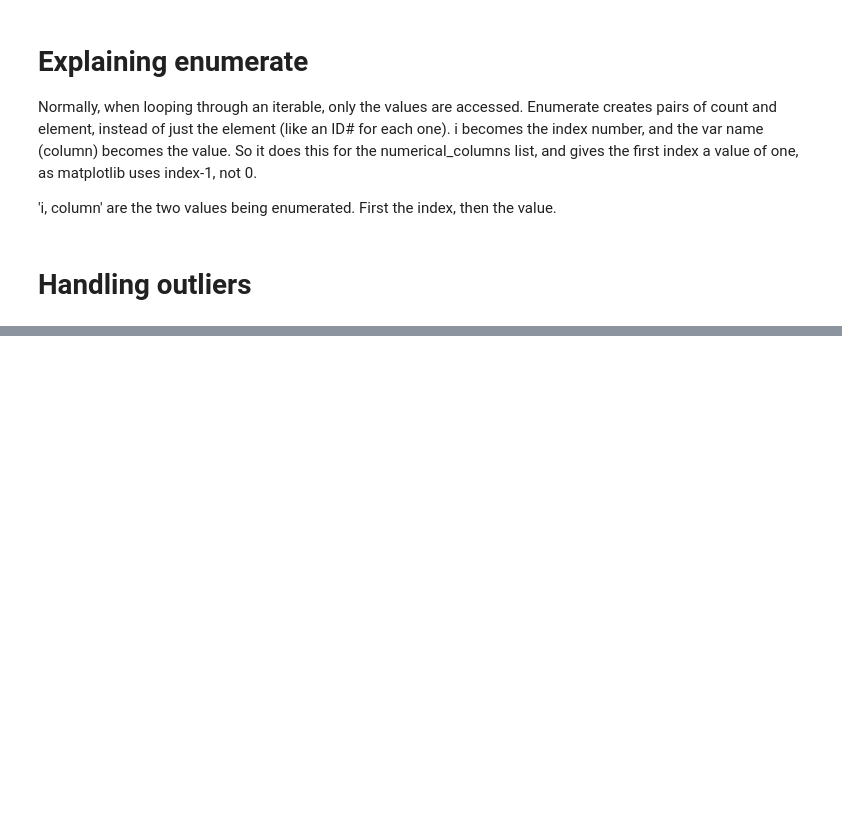
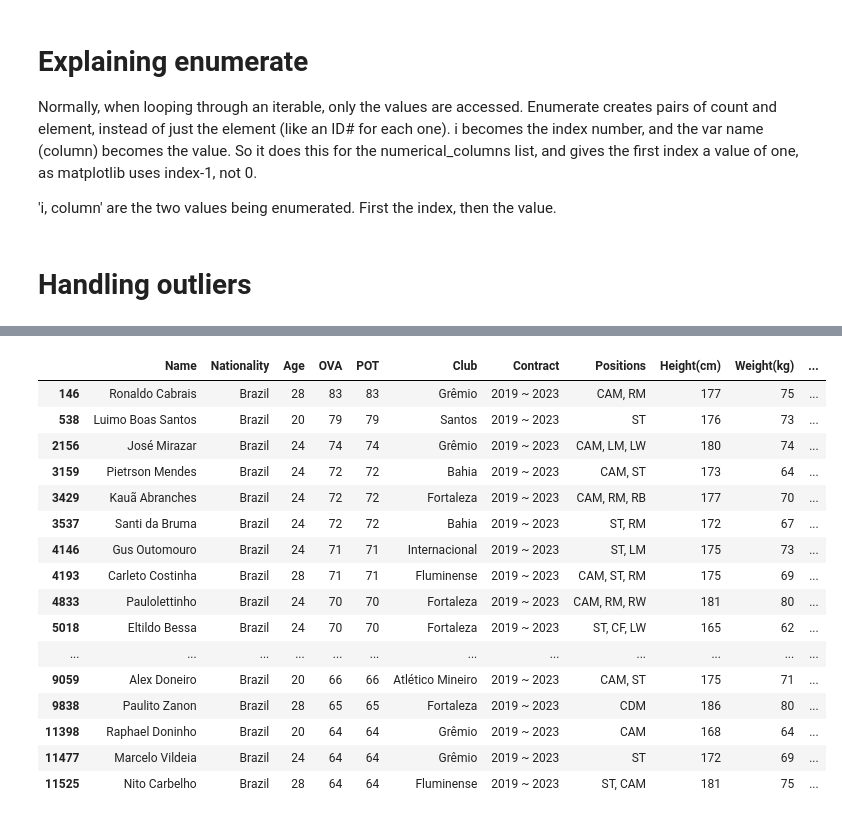
Before and after one commit to BenjaminDWood/FIFA, a Jupyter notebook: FIFA_Preprocessed.ipynb, the cells around one changed output, grey strips where cells are left out. Saved outputs shown, nothing was run; the diff lists cells and outputs as text; code cells hidden in the pictures; blank space fills up the shorter version.

```diff
--- a/FIFA_Preprocessed.ipynb
+++ b/FIFA_Preprocessed.ipynb
@@ -371,0 +444,4 @@ plt.show()
+# %%
+#Where BOV - OVA > 0, that's past peak!
+df_pp = df.copy()
+df_pp = df[df['BOV'] - df['OVA'] > 0]
@@ -371,0 +467,34 @@ plt.show()
+# %%
+pd.options.display.max_rows = None
+pd.options.display.max_columns = None
+df_pp30 = df_pp.copy()
+
+df_pp30 = df_pp30[df_pp30['Age'] < 30]
+df_pp30
+
+#Turns out that Brazilian league teams don't grant FIFA rights, so all players in a Brazilian club will be generated.
+# %%
+brazil_clubs = ['Athletico-PR','Atlético Mineiro','Atlético-GO','Bahia','Ceará SC','Chapecoense','Cuiabá','Fluminense',\
+'Fortaleza','Grêmio','Internacional','Juventude','Santos']
+
+pp_brazil = df_pp.copy()
+pp_brazil = pp_brazil[pp_brazil['Club'].isin(brazil_clubs)]
+pp_brazil.head(20)
+# %% [output]
+|  | Name | Nationality | Age | OVA | POT | Club | Contract | Positions | Height(cm) | Weight(kg) | ... |
+| 146 | Ronaldo Cabrais | Brazil | 28 | 83 | 83 | Grêmio | 2019 ~ 2023 | CAM, RM | 177 | 75 | ... |
+| 538 | Luimo Boas Santos | Brazil | 20 | 79 | 79 | Santos | 2019 ~ 2023 | ST | 176 | 73 | ... |
+| 2156 | José Mirazar | Brazil | 24 | 74 | 74 | Grêmio | 2019 ~ 2023 | CAM, LM, LW | 180 | 74 | ... |
+| 3159 | Pietrson Mendes | Brazil | 24 | 72 | 72 | Bahia | 2019 ~ 2023 | CAM, ST | 173 | 64 | ... |
+| 3429 | Kauã Abranches | Brazil | 24 | 72 | 72 | Fortaleza | 2019 ~ 2023 | CAM, RM, RB | 177 | 70 | ... |
+| 3537 | Santi da Bruma | Brazil | 24 | 72 | 72 | Bahia | 2019 ~ 2023 | ST, RM | 172 | 67 | ... |
+| 4146 | Gus Outomouro | Brazil | 24 | 71 | 71 | Internacional | 2019 ~ 2023 | ST, LM | 175 | 73 | ... |
+| 4193 | Carleto Costinha | Brazil | 28 | 71 | 71 | Fluminense | 2019 ~ 2023 | CAM, ST, RM | 175 | 69 | ... |
+| 4833 | Paulolettinho | Brazil | 24 | 70 | 70 | Fortaleza | 2019 ~ 2023 | CAM, RM, RW | 181 | 80 | ... |
+| 5018 | Eltildo Bessa | Brazil | 24 | 70 | 70 | Fortaleza | 2019 ~ 2023 | ST, CF, LW | 165 | 62 | ... |
+| ... | ... | ... | ... | ... | ... | ... | ... | ... | ... | ... | ... |
+| 9059 | Alex Doneiro | Brazil | 20 | 66 | 66 | Atlético Mineiro | 2019 ~ 2023 | CAM, ST | 175 | 71 | ... |
+| 9838 | Paulito Zanon | Brazil | 28 | 65 | 65 | Fortaleza | 2019 ~ 2023 | CDM | 186 | 80 | ... |
+| 11398 | Raphael Doninho | Brazil | 20 | 64 | 64 | Grêmio | 2019 ~ 2023 | CAM | 168 | 64 | ... |
+| 11477 | Marcelo Vildeia | Brazil | 24 | 64 | 64 | Grêmio | 2019 ~ 2023 | ST | 172 | 69 | ... |
+| 11525 | Nito Carbelho | Brazil | 28 | 64 | 64 | Fluminense | 2019 ~ 2023 | ST, CAM | 181 | 75 | ... |
```
Also changed, not shown: parts of 27 cells of this notebook.
